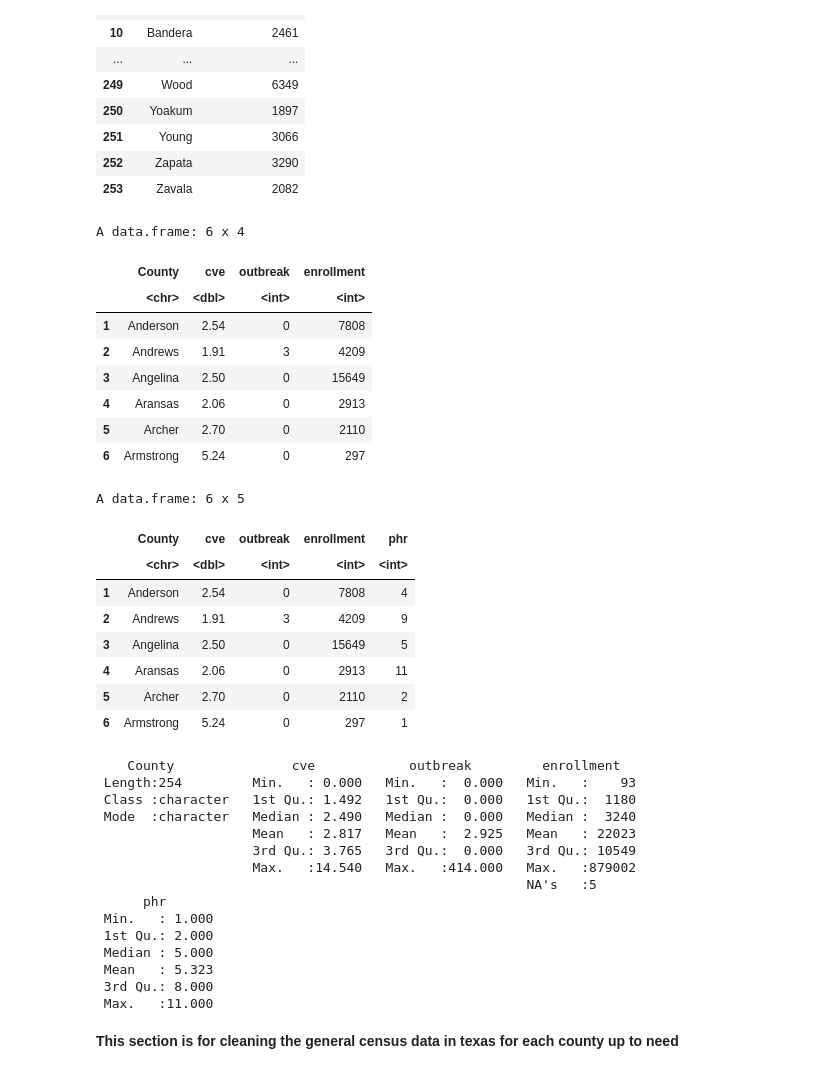
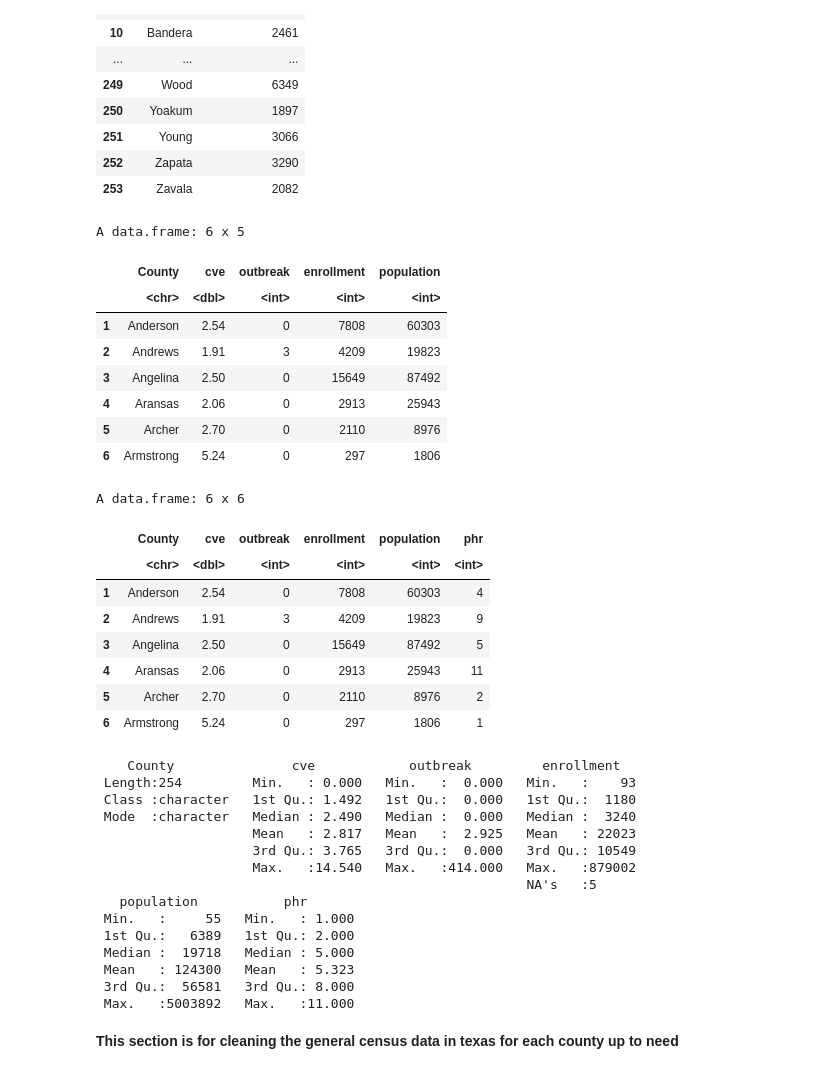
Before and after one commit to aichacamara/Measles-Outbreak-and-Public-Policy-Reluctance, a Jupyter notebook: 2026SP-stat/0clean_data.ipynb, the cells around one changed output. Cells and saved outputs as stored; diff of their text form; code cells hidden in the pictures.

Commit message:
add population

```diff
--- a/2026SP-stat/0clean_data.ipynb
+++ b/2026SP-stat/0clean_data.ipynb
@@ -66,7 +66,7 @@ A data.frame: 6 x 3
                     Max.   :14.540   Max.   :414.000
 # %%
 enrollment <- read.csv("data/raw/base/enrollment.csv")
-
+population <- read.csv("data/raw/base/population.csv")
 enrollment <- enrollment %>%
   mutate(
     County = County %>%
@@ -106,40 +106,50 @@ df2025 <- df2025 %>%
     outbreak,
     enrollment = Enrollment.Sum
   )
+df2025 <- df2025 %>%
+  left_join(population, by = "County") %>%
+  transmute(
+    County,
+    cve,
+    outbreak,
+    enrollment,
+    population = population$X2025_pop
+  )
 # %%
 head(df2025)
 # %% [output]
-A data.frame: 6 x 4
+A data.frame: 6 x 5
-|  | County | cve | outbreak | enrollment |
-|  | <chr> | <dbl> | <int> | <int> |
-| 1 | Anderson | 2.54 | 0 | 7808 |
-| 2 | Andrews | 1.91 | 3 | 4209 |
-| 3 | Angelina | 2.50 | 0 | 15649 |
-| 4 | Aransas | 2.06 | 0 | 2913 |
-| 5 | Archer | 2.70 | 0 | 2110 |
-| 6 | Armstrong | 5.24 | 0 | 297 |
+|  | County | cve | outbreak | enrollment | population |
+|  | <chr> | <dbl> | <int> | <int> | <int> |
+| 1 | Anderson | 2.54 | 0 | 7808 | 60303 |
+| 2 | Andrews | 1.91 | 3 | 4209 | 19823 |
+| 3 | Angelina | 2.50 | 0 | 15649 | 87492 |
+| 4 | Aransas | 2.06 | 0 | 2913 | 25943 |
+| 5 | Archer | 2.70 | 0 | 2110 | 8976 |
+| 6 | Armstrong | 5.24 | 0 | 297 | 1806 |
 # %%
 df2025 <- df2025 %>%
   inner_join(phr_conv, by = "County") %>%
     transmute(
       County,
       cve,
       outbreak,
       enrollment,
+      population,
       phr = PHR
     )
 head(df2025)
 summary(df2025)
 # %% [output]
-A data.frame: 6 x 5
+A data.frame: 6 x 6
-|  | County | cve | outbreak | enrollment | phr |
-|  | <chr> | <dbl> | <int> | <int> | <int> |
-| 1 | Anderson | 2.54 | 0 | 7808 | 4 |
-| 2 | Andrews | 1.91 | 3 | 4209 | 9 |
-| 3 | Angelina | 2.50 | 0 | 15649 | 5 |
-| 4 | Aransas | 2.06 | 0 | 2913 | 11 |
-| 5 | Archer | 2.70 | 0 | 2110 | 2 |
-| 6 | Armstrong | 5.24 | 0 | 297 | 1 |
+|  | County | cve | outbreak | enrollment | population | phr |
+|  | <chr> | <dbl> | <int> | <int> | <int> | <int> |
+| 1 | Anderson | 2.54 | 0 | 7808 | 60303 | 4 |
+| 2 | Andrews | 1.91 | 3 | 4209 | 19823 | 9 |
+| 3 | Angelina | 2.50 | 0 | 15649 | 87492 | 5 |
+| 4 | Aransas | 2.06 | 0 | 2913 | 25943 | 11 |
+| 5 | Archer | 2.70 | 0 | 2110 | 8976 | 2 |
+| 6 | Armstrong | 5.24 | 0 | 297 | 1806 | 1 |
     County               cve            outbreak         enrollment
  Length:254         Min.   : 0.000   Min.   :  0.000   Min.   :    93
  Class :character   1st Qu.: 1.492   1st Qu.:  0.000   1st Qu.:  1180
@@ -148,13 +158,13 @@ A data.frame: 6 x 5
                     3rd Qu.: 3.765   3rd Qu.:  0.000   3rd Qu.: 10549
                     Max.   :14.540   Max.   :414.000   Max.   :879002
                                                        NA's   :5
-      phr
- Min.   : 1.000
- 1st Qu.: 2.000
- Median : 5.000
- Mean   : 5.323
- 3rd Qu.: 8.000
- Max.   :11.000
+   population           phr
+ Min.   :     55   Min.   : 1.000
+ 1st Qu.:   6389   1st Qu.: 2.000
+ Median :  19718   Median : 5.000
+ Mean   : 124300   Mean   : 5.323
+ 3rd Qu.:  56581   3rd Qu.: 8.000
+ Max.   :5003892   Max.   :11.000
 # %%
 write.csv(df2025, file = "data/county_data.csv", row.names = FALSE)
 # %% [markdown]
```
Also changed, not shown: parts of 3 cells of this notebook, 6 other files.
